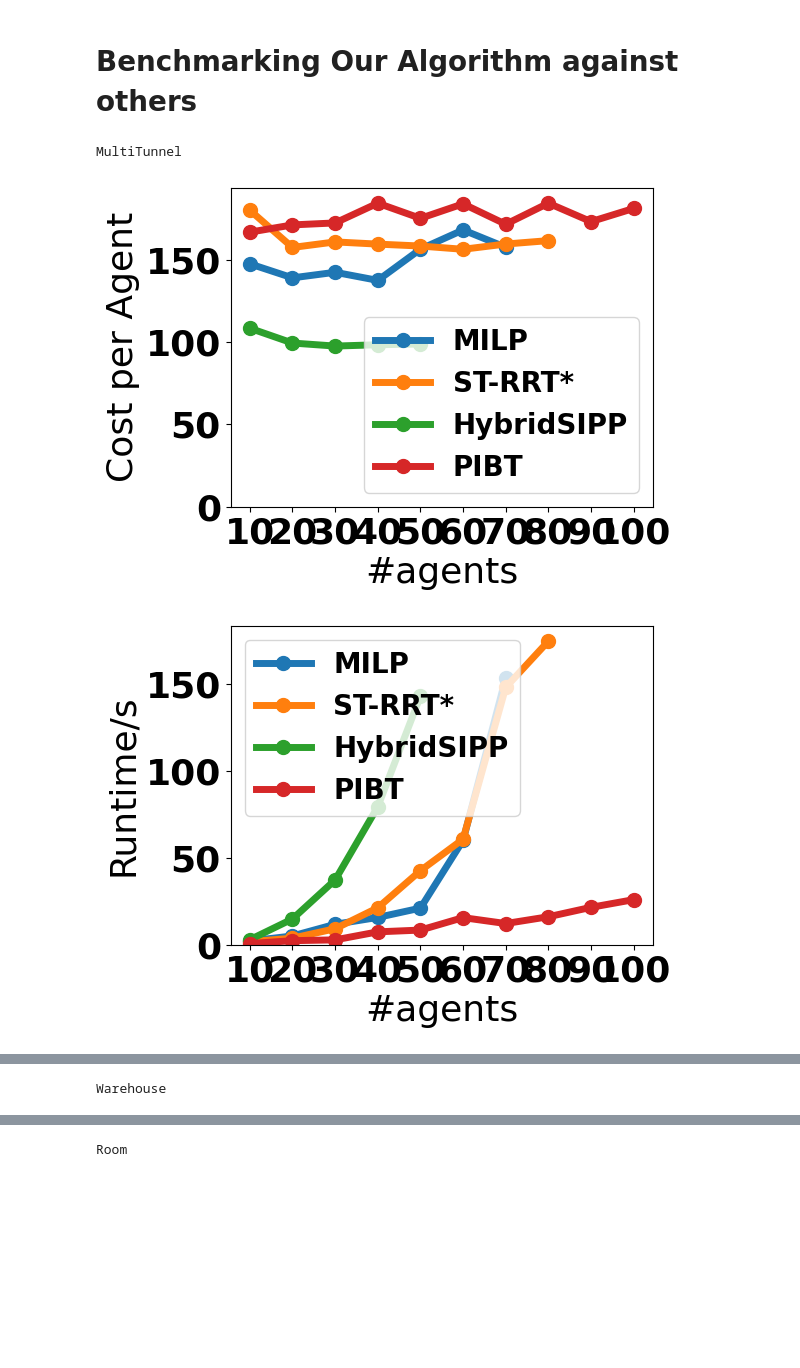
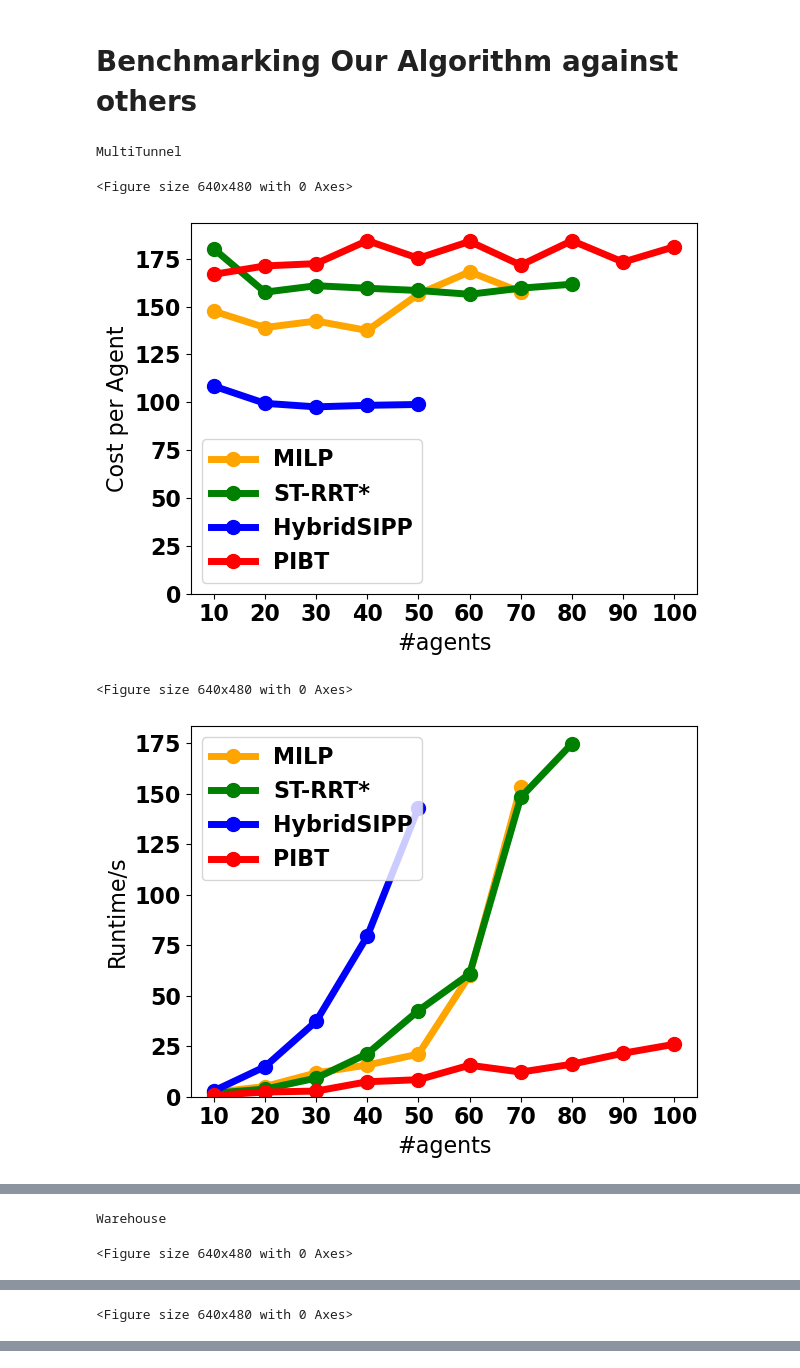
Before and after one commit to CoNG-harvard/PA-Nav, a Jupyter notebook: Experiments/TrafficAware/benchmarking plotting.ipynb, the cells around one changed output, grey strips where cells are left out. Drawn from its saved outputs; the diff is of its cells as text; code cells hidden in the pictures; blank space fills up the shorter version.

Commit message:
100 agent plotting done

```diff
--- a/Experiments/TrafficAware/benchmarking plotting.ipynb
+++ b/Experiments/TrafficAware/benchmarking plotting.ipynb
@@ -39,7 +39,7 @@ def data_to_plot(performance,metric,legends,noplot):
 def standard_line_chart(xs,vals,labels, colors = None):
     xticks = set()
     ymax = -1
-    for i, x,val,label in zip(np.arange(len(xs)),xs,vals,labels):
+    for x,val,label in zip(xs,vals,labels):
         if len(val)==0:
             continue
         kwargs = dict(label = label,
@@ -47,8 +47,8 @@ def standard_line_chart(xs,vals,labels, colors = None):
                        linewidth = 5 ,
                        markersize = 10)
 
-        if colors is not None and len(colors)>i:
-            kwargs['color'] = colors[i]
+        if colors is not None:
+            kwargs['color'] = colors[label]
         plt.plot(x,val, **kwargs)
 
         xticks.update(x)
@@ -94,7 +94,7 @@ env_names = [
 
 
 from matplotlib import rc
-font = {'size': 26,'weight':'bold'}
+font = {'size': 16,'weight':'bold'}
 rc('font', **font)
 for ii, env_name in enumerate(env_names):
     print(env_name)
@@ -129,18 +129,22 @@ for ii, env_name in enumerate(env_names):
 
     legends = {
         "PIBT":"PIBT",
-        "S2M2": "S2M2",
-        "PBS_Tube": "PBS + Tube MILP",
-        "TAHP": "Hybrid Graph + MILP",
-        "Seq_Tube": "MILP",
-        "Seq_Temp_Obs": "Sequential + Simple MILP",
-        "Seq_Tube_nonLazy": "Standard MILP"
+        "MILP":"MILP",
+        "HybridSIPP":"HybridSIPP",
+        "ST-RRT*":"ST-RRT*"
     }
 
     color_dict = {
-        "Seq_Tube": 'blue',
-        "ST-RRT*": 'orange',
-        "Seq_Tube_nonLazy": 'green'
+        "PIBT":"red",
+        "MILP":"orange",
+        "HybridSIPP":"blue",
+        "ST-RRT*":"green"
+    }
+    marker_dict = {
+        "PIBT":"o",
+        "MILP":"x",
+        "HybridSIPP":"^",
+        "ST-RRT*":"+"
     }
 
     noplot = {"S2M2",'HG-MILP'}
@@ -172,12 +176,12 @@ for ii, env_name in enumerate(env_names):
 
     # Travel Cost per Agent
     metric = "Ave. Travel Cost"
-    # plt.figure(dpi=200)
+    plt.figure()
     plt.figure()
 
     data = data_to_plot(performance,metric,legends,noplot)
     standard_line_chart(*data,
-                        # colors = list(color_dict.values())
+                        colors = color_dict
                         )
 
     plt.ylabel("Cost per Agent")
@@ -185,7 +189,7 @@ for ii, env_name in enumerate(env_names):
 
     # if ii==0:
     if True:
-        plt.legend(prop={'size':20})
+        plt.legend(prop={'size':16})
     plt.tight_layout()
 
     plt.savefig(figsave_folder+"/TravelCost.pdf")
@@ -195,40 +199,42 @@ for ii, env_name in enumerate(env_names):
 
     # Computational Time
     metric = "Compute Time"
-    # plt.figure(dpi=200,figsize=(5,5))
+    plt.figure()
     plt.figure()
 
     data = data_to_plot(performance,metric,legends,noplot)
     standard_line_chart(*data,
-                    #    colors = list(color_dict.values())
+                       colors = color_dict
                        )
 
     plt.ylabel("Runtime/s")
     plt.xlabel("#agents")
     plt.tight_layout()
 
 
     # if ii==0:
     if True:
-        plt.legend(prop={'size':20})
+        plt.legend(prop={'size':16})
 
     plt.savefig(figsave_folder+"/Runtime.pdf")
 
     plt.show()
 
     for result in results:
         if result['N_agent'] == max(n_to_display):
             draw_env(result['env'].env,obs_alpha=1)
 
             plt.axis('off')
             plt.gca().get_legend().remove()
             plt.tight_layout()
 
             plt.savefig(figsave_folder+"/env.pdf")
             plt.show()
 
             break
 # %% [output]
 MultiTunnel
+<Figure size 640x480 with 0 Axes>
-[figure, old version]
+[figure, new version]
+<Figure size 640x480 with 0 Axes>
-[figure, old version]
+[figure, new version]
@@ -236 +242,2 @@ MultiTunnel
-Warehouse
+Warehouse
+<Figure size 640x480 with 0 Axes>
@@ -237,0 +245 @@ Warehouse
+<Figure size 640x480 with 0 Axes>
@@ -240 +247,0 @@ Warehouse
-Room
```
Also changed, not shown: parts of 1 cell of this notebook, 9 other files.
